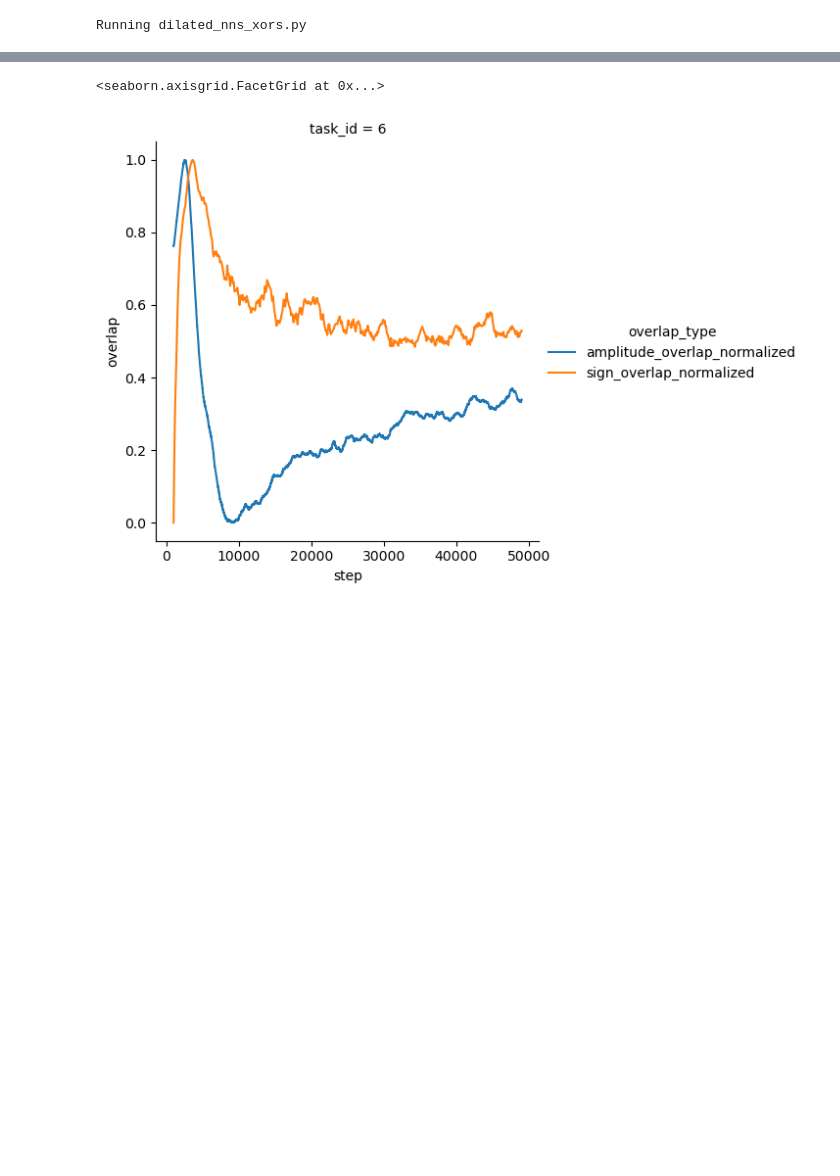
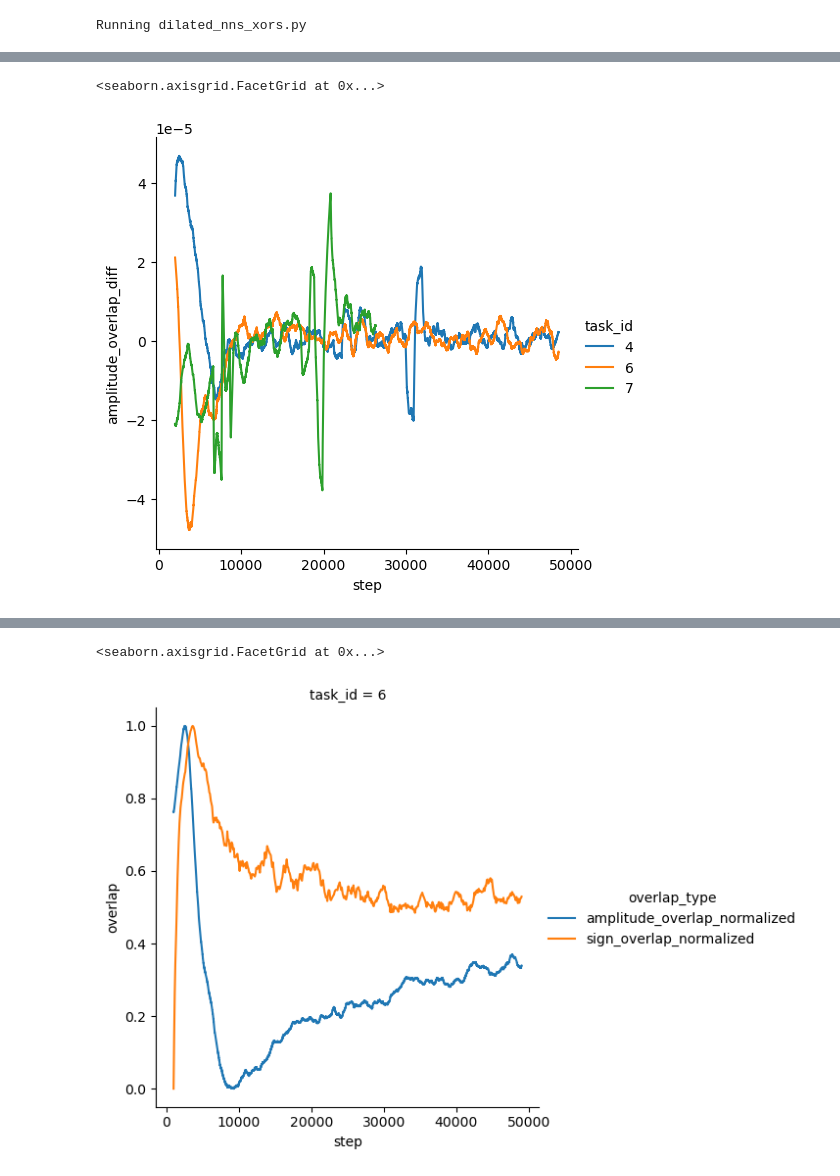
Before and after one commit to ischurov/frustrations-eda, a Jupyter notebook: vmc_ising2.ipynb, the cells around one changed output, grey strips where cells are left out. Cells and saved outputs as stored; diff of their text form; code cells hidden in the pictures; blank space fills up the shorter version.

```diff
--- a/vmc_ising2.ipynb
+++ b/vmc_ising2.ipynb
@@ -61 +118,23 @@ df = (
+# %%
+sns.relplot(
+    df.query("task_id in [4, 6, 7] and step > 500")
+    .pipe(smooth("amplitude_overlap", 1000, ["task_id"]))
+    .astype({"task_id": str})
+    .assign(amplitude_overlap_diff=lambda x: x["amplitude_overlap"].diff())
+    .pipe(smooth("amplitude_overlap_diff", 1000, ["task_id"]))
+    .pipe(smooth("sign_overlap", 1000, ["task_id"]))
+    .assign(
+        largest_over_all_component_size=lambda x: x["largest_connected_component_size"]
+        / x["extension_size"]
+    ),  # .query('step > 10000'),
+    x="step",
+    y="amplitude_overlap_diff",
+    # hue="warm_up",
+    kind="line",
+    hue="task_id",
+    # col_wrap=3,
+)
+# %% [output]
+<seaborn.axisgrid.FacetGrid at 0x...>
+[figure, added]
 # %%
```
Also changed, not shown: parts of 17 cells of this notebook, 26 other files.
